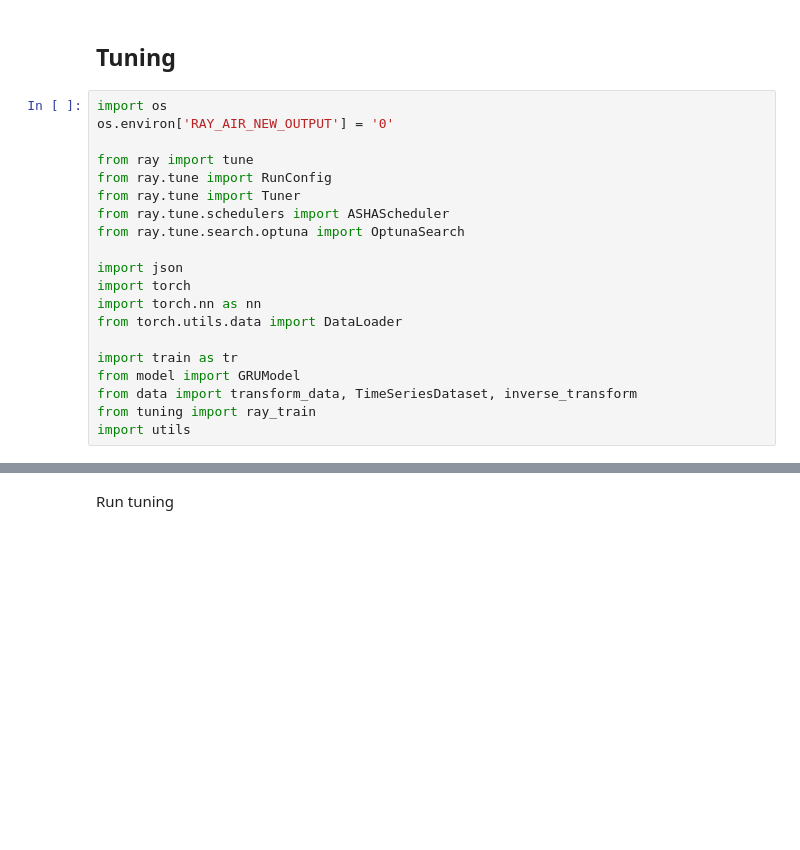
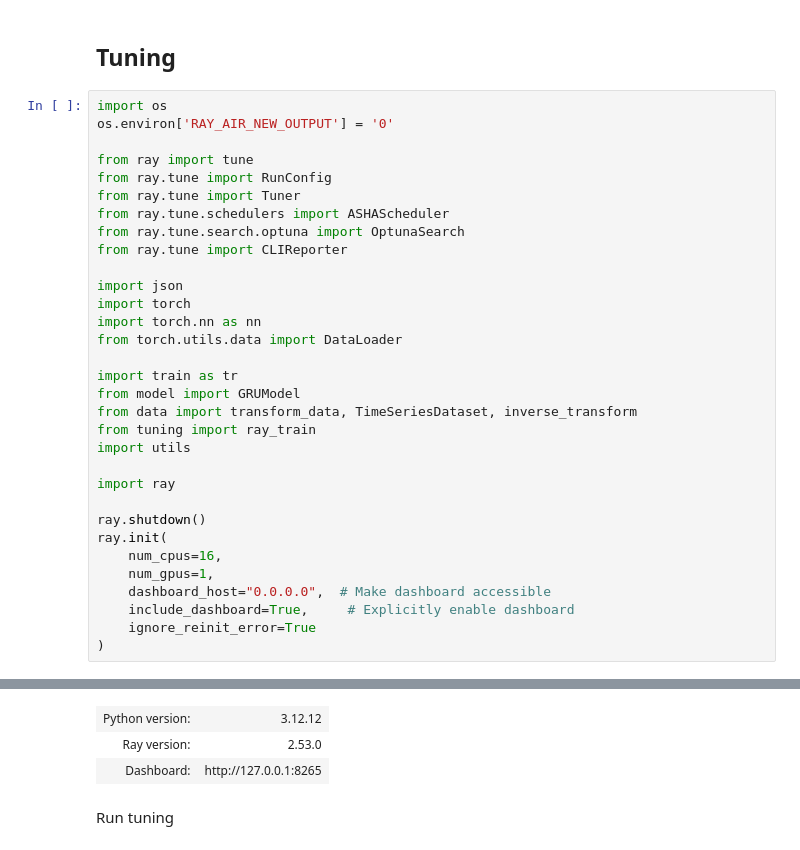
Before and after one commit to paulomercado/caps, a Jupyter notebook: main.ipynb, the cells around one changed output, grey strips where cells are left out. Cells and saved outputs as stored; diff of their text form; blank space fills up the shorter version.

```diff
--- a/main.ipynb
+++ b/main.ipynb
@@ -561,6 +561,7 @@ from ray.tune import RunConfig
 from ray.tune import Tuner
 from ray.tune.schedulers import ASHAScheduler
 from ray.tune.search.optuna import OptunaSearch
+from ray.tune import CLIReporter
 
 import json
 import torch
@@ -572,3 +573,15 @@ from model import GRUModel
 from data import transform_data, TimeSeriesDataset, inverse_transform
 from tuning import ray_train
 import utils
+
+import ray
+
+ray.shutdown()
+ray.init(
+    num_cpus=16,
+    num_gpus=1,
+    dashboard_host="0.0.0.0",  # Make dashboard accessible
+    include_dashboard=True,     # Explicitly enable dashboard
+    ignore_reinit_error=True
+)
+# %% [output]
@@ -575,3 +589,6 @@ import utils
+| Python version: | 3.12.12 |
+| Ray version: | 2.53.0 |
+| Dashboard: | http://127.0.0.1:8265 |
 # %% [markdown]
 Run tuning
 # %%
```
Also changed, not shown: parts of 7 cells of this notebook, 4 other files.
